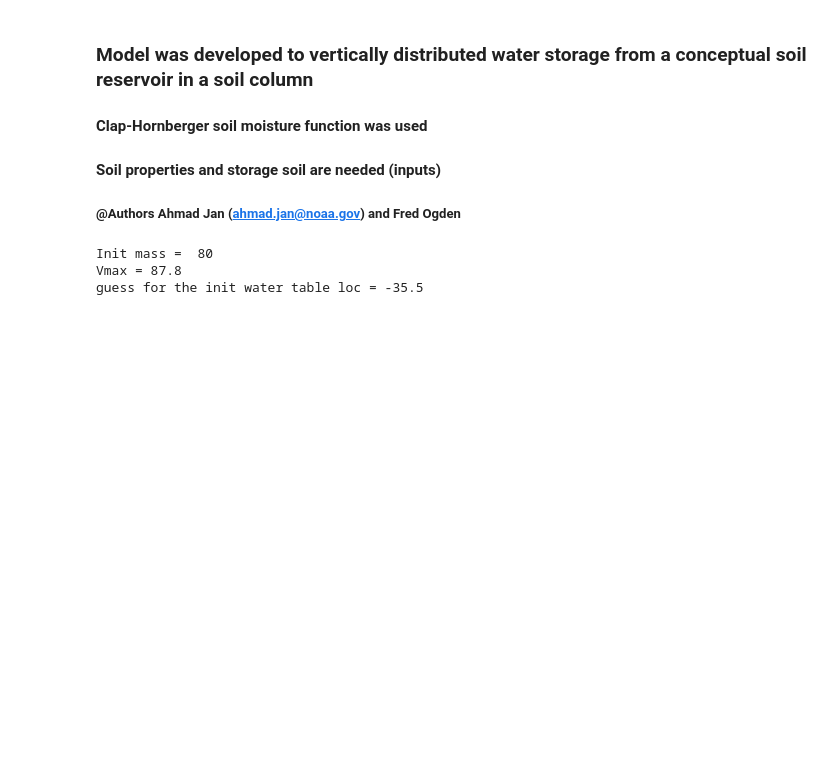
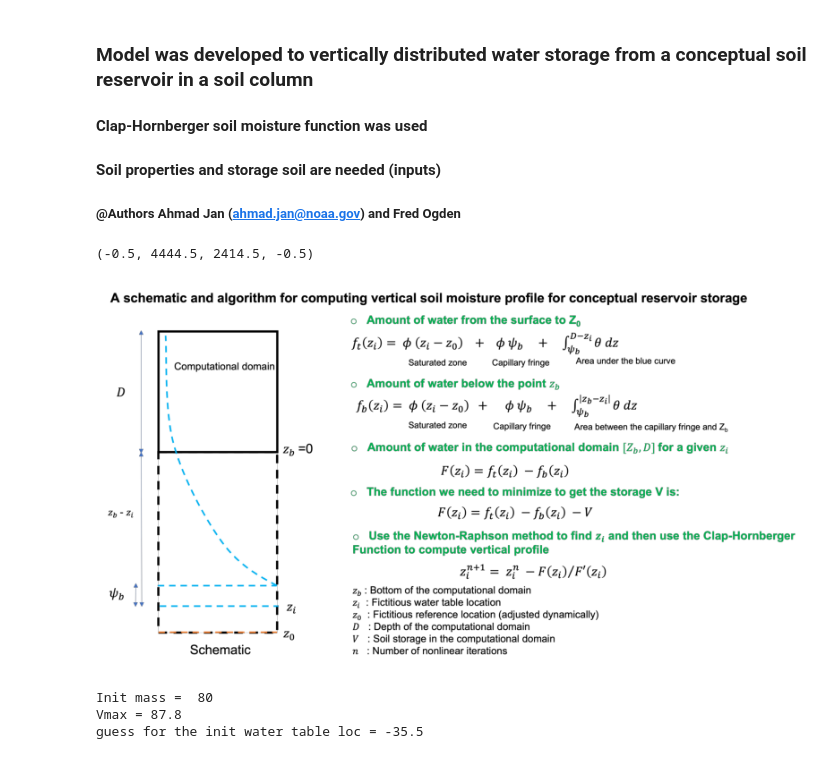
Before and after one commit to NOAA-OWP/SoilMoistureProfiles, a Jupyter notebook: pyscripts/SoilMoistureProfileModel.ipynb, the cells around one changed output. Cells and saved outputs as stored; diff of their text form; code cells hidden in the pictures; blank space fills up the shorter version.

Commit message:
added a schematic of the workflow.

```diff
--- a/pyscripts/SoilMoistureProfileModel.ipynb
+++ b/pyscripts/SoilMoistureProfileModel.ipynb
@@ -16,6 +17,13 @@ import copy
 import pandas as pd
 # %%
 # Upload a schematic here
+fig, axs = plt.subplots(1,1,figsize=(14,14))
+im_path = mpimg.imread("../data/images/smp_schematic.png")
+axs.imshow(im_path)
+axs.axis("off")
+# %% [output]
+(-0.5, 4444.5, 2414.5, -0.5)
+[figure, added]
 # %%
 #test values
 D=200 # soil column depth
```
Also changed, not shown: parts of 1 cell of this notebook, 1 other file.
